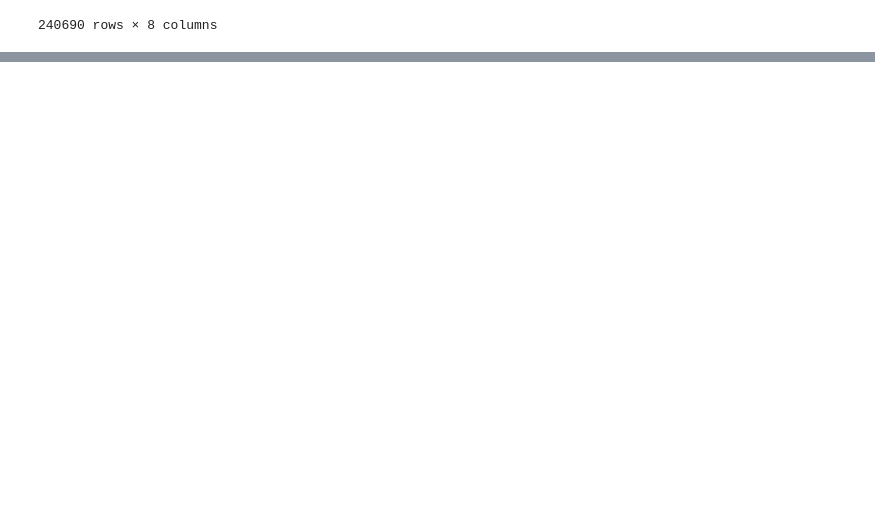
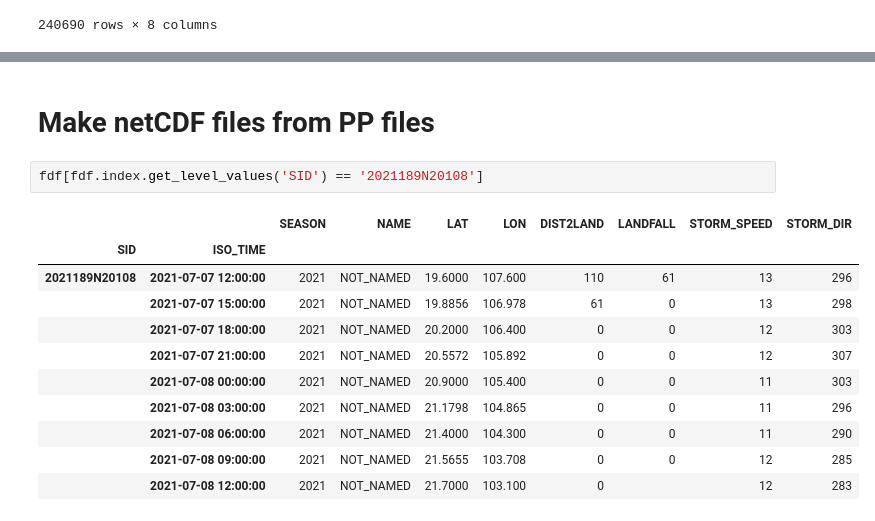
Before and after one commit to MetOffice/ML-TC, a Jupyter notebook: 00-data-engineering/parse_ibtracs.ipynb, the cells around one changed output, grey strips where cells are left out. Saved outputs shown, nothing was run; the diff lists cells and outputs as text; blank space fills up the shorter version.

```diff
--- a/00-data-engineering/parse_ibtracs.ipynb
+++ b/00-data-engineering/parse_ibtracs.ipynb
@@ -42,0 +142,16 @@ df[(df.SEASON == 2021) & (df.NAME == 'RAI')]
+# %% [markdown]
+# Make netCDF files from PP files
+# %%
+fdf[fdf.index.get_level_values('SID') == '2021189N20108']
+# %% [output]
+|  |  | SEASON | NAME | LAT | LON | DIST2LAND | LANDFALL | STORM_SPEED | STORM_DIR |
+| SID | ISO_TIME |  |  |  |  |  |  |  |  |
+| 2021189N20108 | 2021-07-07 12:00:00 | 2021 | NOT_NAMED | 19.6000 | 107.600 | 110 | 61 | 13 | 296 |
+|  | 2021-07-07 15:00:00 | 2021 | NOT_NAMED | 19.8856 | 106.978 | 61 | 0 | 13 | 298 |
+|  | 2021-07-07 18:00:00 | 2021 | NOT_NAMED | 20.2000 | 106.400 | 0 | 0 | 12 | 303 |
+|  | 2021-07-07 21:00:00 | 2021 | NOT_NAMED | 20.5572 | 105.892 | 0 | 0 | 12 | 307 |
+|  | 2021-07-08 00:00:00 | 2021 | NOT_NAMED | 20.9000 | 105.400 | 0 | 0 | 11 | 303 |
+|  | 2021-07-08 03:00:00 | 2021 | NOT_NAMED | 21.1798 | 104.865 | 0 | 0 | 11 | 296 |
+|  | 2021-07-08 06:00:00 | 2021 | NOT_NAMED | 21.4000 | 104.300 | 0 | 0 | 11 | 290 |
+|  | 2021-07-08 09:00:00 | 2021 | NOT_NAMED | 21.5655 | 103.708 | 0 | 0 | 12 | 285 |
+|  | 2021-07-08 12:00:00 | 2021 | NOT_NAMED | 21.7000 | 103.100 | 0 |  | 12 | 283 |
```
Also changed, not shown: parts of 17 cells of this notebook, 1 other file.
